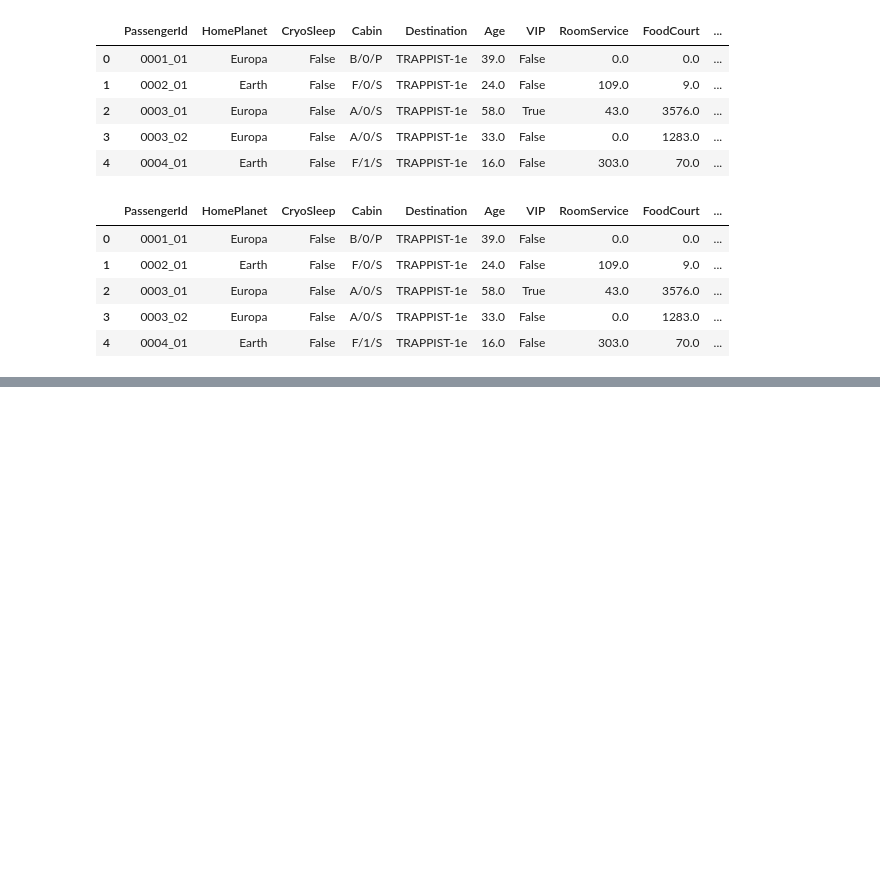
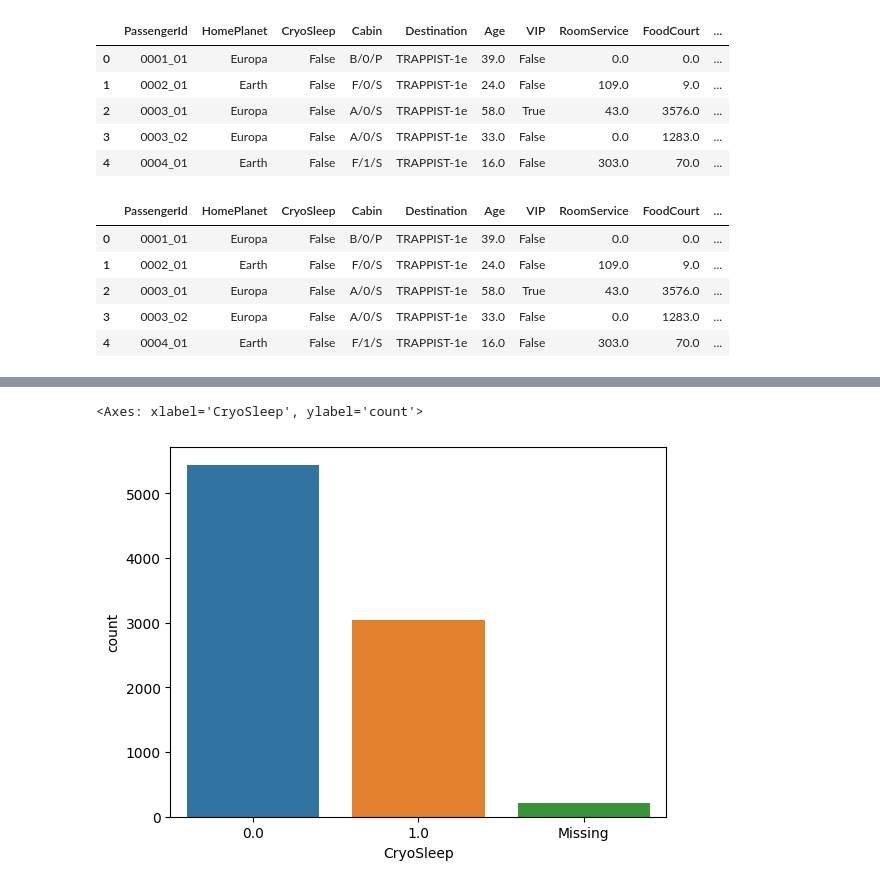
Before and after one commit to andreggalvao/Spaceship-Titanic-ML, a Jupyter notebook: spaceship-titanic-ml.ipynb, the cells around one changed output, grey strips where cells are left out. Cells and saved outputs as stored; diff of their text form; code cells hidden in the pictures; blank space fills up the shorter version.

```diff
--- a/spaceship-titanic-ml.ipynb
+++ b/spaceship-titanic-ml.ipynb
@@ -133,0 +155,7 @@ memory usage: 1018.8+ KB
+# %%
+
+sns.countplot(data = X.fillna('Missing'), x = 'CryoSleep')
+# Substituir missing por False
+# %% [output]
+<Axes: xlabel='CryoSleep', ylabel='count'>
+[figure, added]
```
Also changed, not shown: parts of 23 cells of this notebook.
